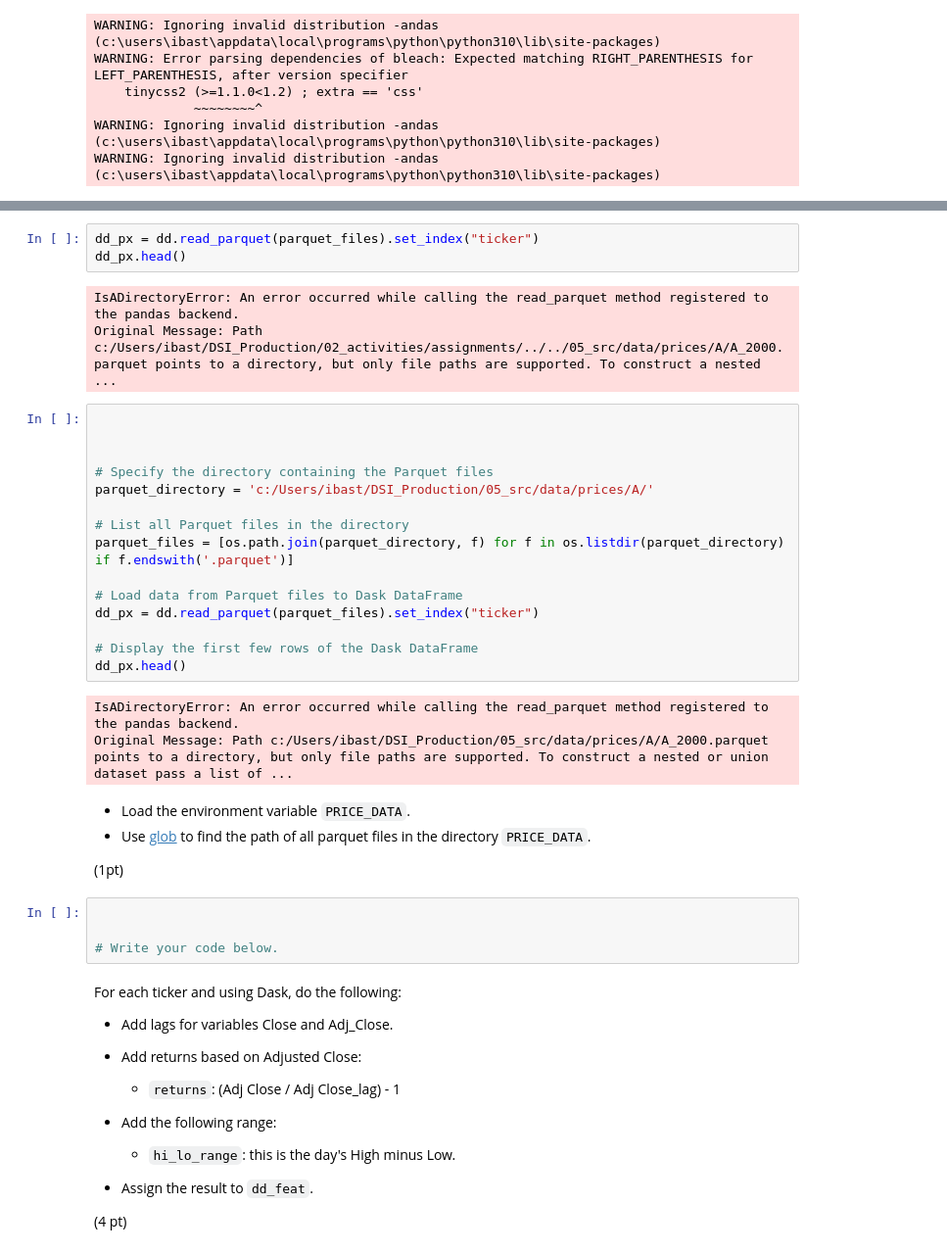
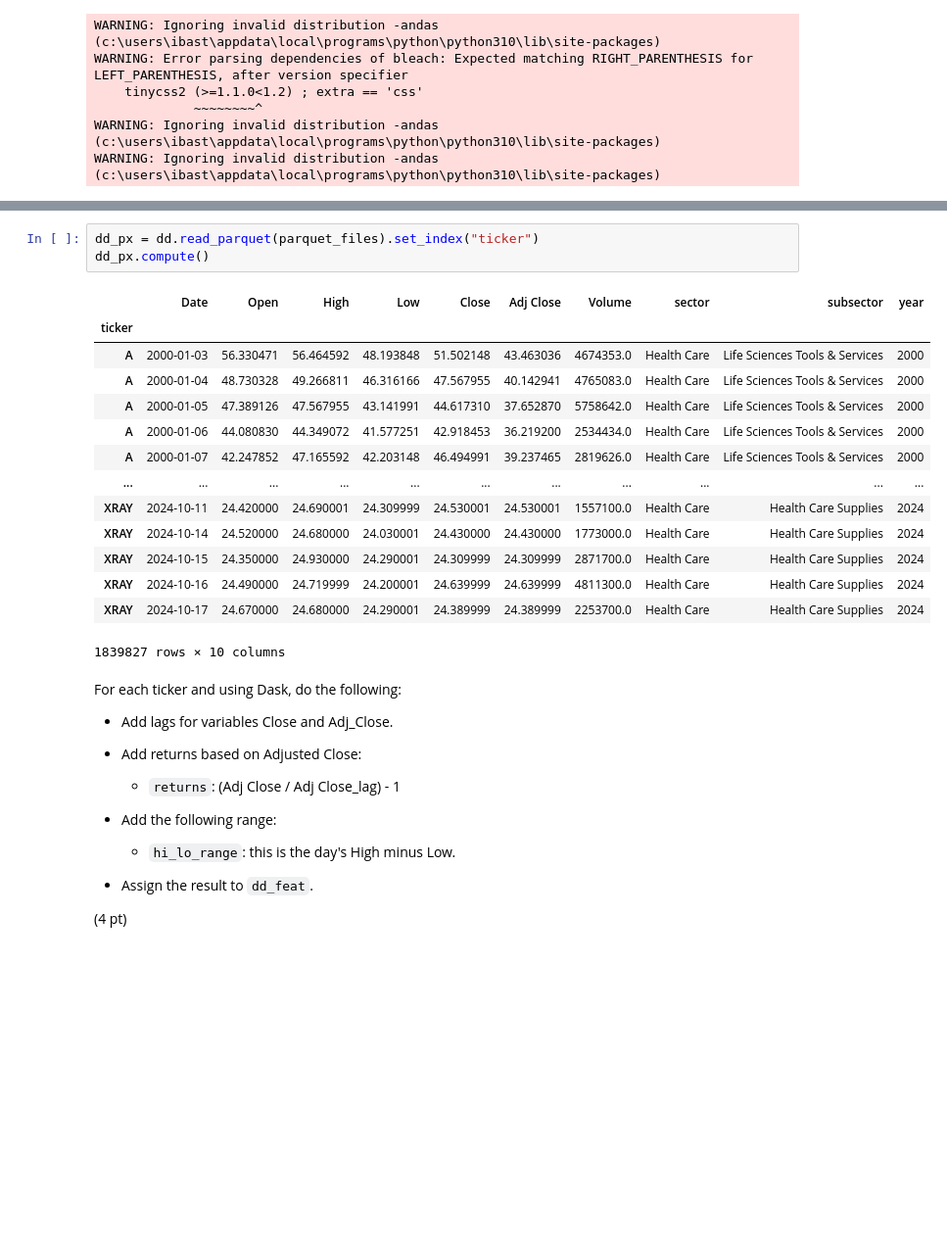
Before and after one commit to UofT-DSI/production, a Jupyter notebook: 02_activities/assignments/assignment_1.ipynb, the cells around one changed output, grey strips where cells are left out. Shown at 98% size. Cells and saved outputs as stored; diff of their text form; blank space fills up the shorter version.

```diff
--- a/02_activities/assignments/assignment_1.ipynb
+++ b/02_activities/assignments/assignment_1.ipynb
@@ -69,36 +74,21 @@ for f in parquet_files:
 # %%
 dd_px = dd.read_parquet(parquet_files).set_index("ticker")
-dd_px.head()
+dd_px.compute()
 # %% [output]
+|  | Date | Open | High | Low | Close | Adj Close | Volume | sector | subsector | year |
+| ticker |  |  |  |  |  |  |  |  |  |  |
+| A | 2000-01-03 | 56.330471 | 56.464592 | 48.193848 | 51.502148 | 43.463036 | 4674353.0 | Health Care | Life Sciences Tools & Services | 2000 |
+| A | 2000-01-04 | 48.730328 | 49.266811 | 46.316166 | 47.567955 | 40.142941 | 4765083.0 | Health Care | Life Sciences Tools & Services | 2000 |
+| A | 2000-01-05 | 47.389126 | 47.567955 | 43.141991 | 44.617310 | 37.652870 | 5758642.0 | Health Care | Life Sciences Tools & Services | 2000 |
+| A | 2000-01-06 | 44.080830 | 44.349072 | 41.577251 | 42.918453 | 36.219200 | 2534434.0 | Health Care | Life Sciences Tools & Services | 2000 |
+| A | 2000-01-07 | 42.247852 | 47.165592 | 42.203148 | 46.494991 | 39.237465 | 2819626.0 | Health Care | Life Sciences Tools & Services | 2000 |
+| ... | ... | ... | ... | ... | ... | ... | ... | ... | ... | ... |
+| XRAY | 2024-10-11 | 24.420000 | 24.690001 | 24.309999 | 24.530001 | 24.530001 | 1557100.0 | Health Care | Health Care Supplies | 2024 |
+| XRAY | 2024-10-14 | 24.520000 | 24.680000 | 24.030001 | 24.430000 | 24.430000 | 1773000.0 | Health Care | Health Care Supplies | 2024 |
+| XRAY | 2024-10-15 | 24.350000 | 24.930000 | 24.290001 | 24.309999 | 24.309999 | 2871700.0 | Health Care | Health Care Supplies | 2024 |
+| XRAY | 2024-10-16 | 24.490000 | 24.719999 | 24.200001 | 24.639999 | 24.639999 | 4811300.0 | Health Care | Health Care Supplies | 2024 |
+| XRAY | 2024-10-17 | 24.670000 | 24.680000 | 24.290001 | 24.389999 | 24.389999 | 2253700.0 | Health Care | Health Care Supplies | 2024 |
-IsADirectoryError: An error occurred while calling the read_parquet method registered to the pandas backend.
-Original Message: Path c:/Users/ibast/DSI_Production/02_activities/assignments/../../05_src/data/prices/A/A_2000.parquet points to a directory, but only file paths are supported. To construct a nested ...
+1839827 rows × 10 columns
-# %%
-
-
-
-# Specify the directory containing the Parquet files
-parquet_directory = 'c:/Users/ibast/DSI_Production/05_src/data/prices/A/'
-
-# List all Parquet files in the directory
-parquet_files = [os.path.join(parquet_directory, f) for f in os.listdir(parquet_directory) if f.endswith('.parquet')]
-
-# Load data from Parquet files to Dask DataFrame
-dd_px = dd.read_parquet(parquet_files).set_index("ticker")
-
-# Display the first few rows of the Dask DataFrame
-dd_px.head()
-# %% [output]
-IsADirectoryError: An error occurred while calling the read_parquet method registered to the pandas backend.
-Original Message: Path c:/Users/ibast/DSI_Production/05_src/data/prices/A/A_2000.parquet points to a directory, but only file paths are supported. To construct a nested or union dataset pass a list of ...
-# %% [markdown]
-+ Load the environment variable `PRICE_DATA`.
-+ Use [glob](https://docs.python.org/3/library/glob.html) to find the path of all parquet files in the directory `PRICE_DATA`.
-
-(1pt)
-# %%
-
-
-# Write your code below.
 # %% [markdown]
 For each ticker and using Dask, do the following:
 
```
Also changed, not shown: parts of 8 cells of this notebook, 7 other files.
